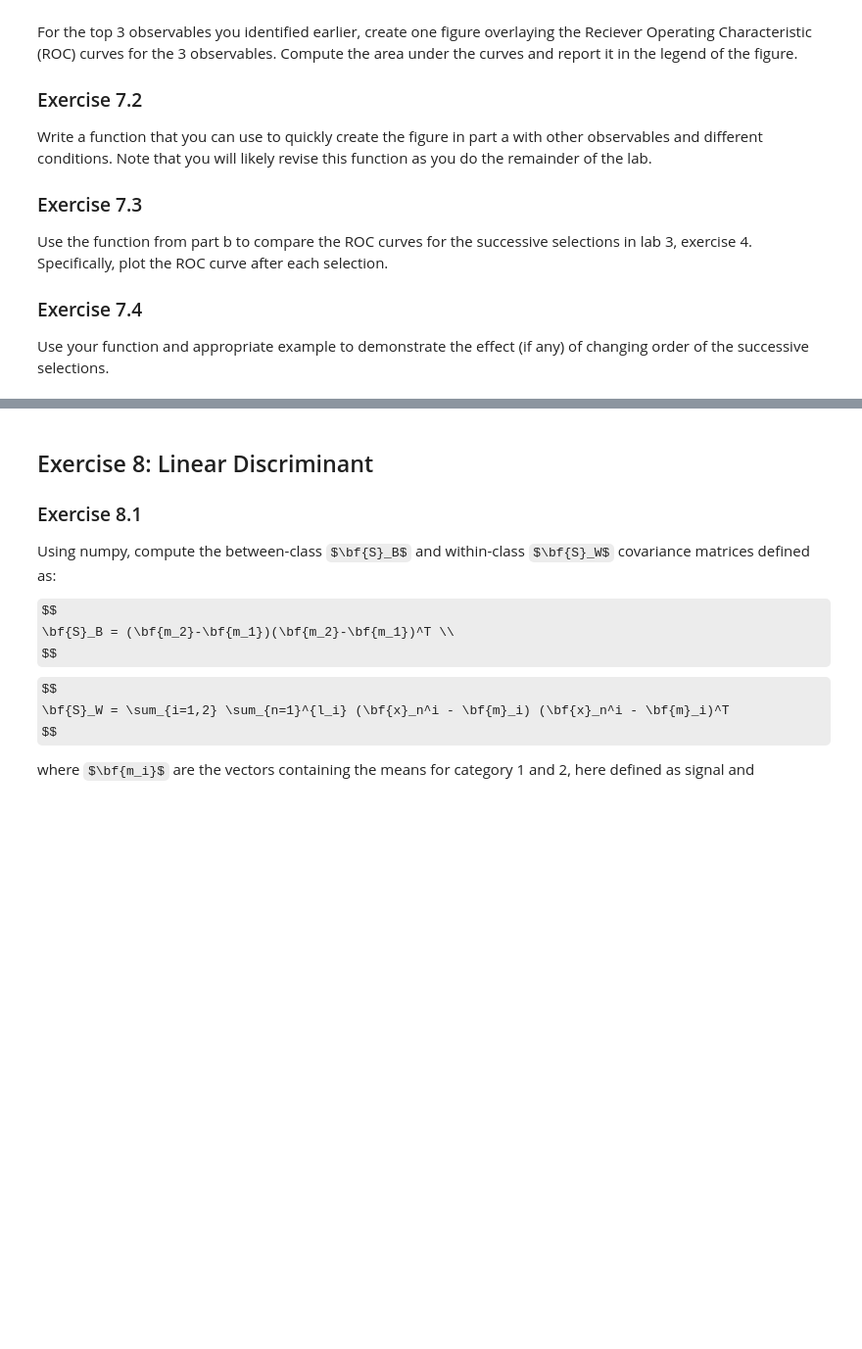
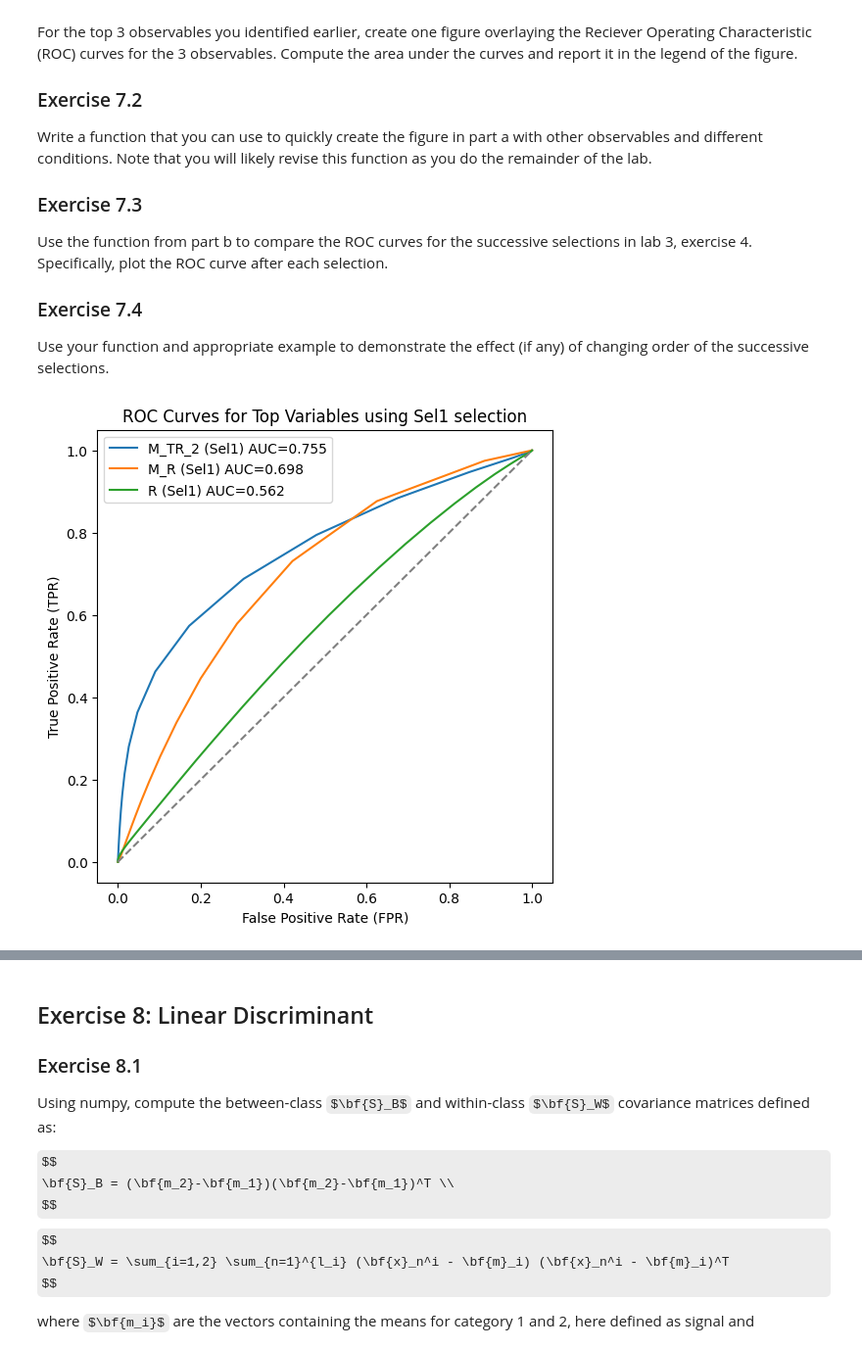
Before and after one commit to datastats01/DATA3402.Spring.2026, a Jupyter notebook: Labs/Lab.7/Lab.7.solution.ipynb, the cells around one changed output, grey strips where cells are left out. Shown at 98% size. Cells and saved outputs as stored; diff of their text form; code cells hidden in the pictures; some formulas as TeX source; blank space fills up the shorter version.

```diff
--- a/Labs/Lab.7/Lab.7.solution.ipynb
+++ b/Labs/Lab.7/Lab.7.solution.ipynb
@@ -595,3 +891,94 @@ Use the function from part b to compare the ROC curves for the successive select
 
 ### Exercise 7.4
 Use your function and appropriate example to demonstrate the effect (if any) of changing order of the successive selections.
+# %%
+# Exercise 7: ROC Curves for Top Observables
+# ------------------------------------------
+import matplotlib.pyplot as plt
+import numpy as np
+
+# Exercise 7.1: Plot ROC curves for top 3 variables
+# --------------------------------------------------
+# using top 3 variable from Ex6
+top_vars = ["M_TR_2", "M_R", "R"]
+
+# Selection 1 function (high -> low), same as Ex5
+def sel1_func(data, bins=100):
+    hist, bin_edges = np.histogram(data, bins=bins, density=True)
+    rate = np.cumsum(hist[::-1])[::-1] * (bin_edges[1] - bin_edges[0])
+    return rate, bin_edges
+
+# Function to compute AUC using trapezoid rule
+def compute_AUC(TPR, FPR):
+    n = len(FPR)
+    auc = 0.0
+    for i in range(n-1):
+        width = FPR[i] - FPR[i+1]                  # horizontal distance
+        height = (TPR[i] + TPR[i+1]) / 2.0        # average vertical height
+        auc += width * height
+    return auc
+
+# Function to plot ROC for multiple variables with AUC in legend
+def plot_ROC_with_AUC(signal_data, background_data, var_names, selection_function, selection_name="Sel"):
+    plt.figure(figsize=(6,6))
+
+    for var in var_names:
+        # get TPR and FPR for signal and background
+        TPR, bins = selection_function(signal_data[var].values)      # <-- used .values
+        FPR, bins = selection_function(background_data[var].values, bins=bins)
+
+        # compute the AUC
+        auc = compute_AUC(TPR, FPR)
+
+        # plot ROC curve with AUC in legend
+        plt.plot(FPR, TPR, label=f"{var} ({selection_name}) AUC={auc:.3f}")
+
+    # plot diagonal line for random classifier
+    plt.plot([0,1], [0,1], linestyle='--', color='gray')
+
+    plt.xlabel("False Positive Rate (FPR)")
+    plt.ylabel("True Positive Rate (TPR)")
+    plt.title(f"ROC Curves for Top Variables using {selection_name} selection")
+    plt.legend()
+    plt.show()
+
+# Exercise 7.1: Plot my top 3 using Selection 1
+# ----------------------------------------------
+plot_ROC_with_AUC(df_sig, df_bkg, top_vars, sel1_func, selection_name="Sel1")
+
+
+# Exercise 7.2:
+# --------------------------------
+# Done above, I can just call plot_ROC_with_AUC() with any variables or selections
+
+
+# Exercise 7.3 & 7.4: Compare selections
+# ---------------------------------------
+# List of all selection functions
+all_selections = [
+    sel1_func,                           # high -> low
+    lambda data, bins=100: compute_rate_2(data, bins),  # low -> high
+    lambda data, bins=100: compute_rate_3(data, bins),  # |x-mean| small
+    lambda data, bins=100: compute_rate_4(data, bins)   # |x-mean| large
+]
+
+selection_names = ["Sel1", "Sel2", "Sel3", "Sel4"]
+
+# Compare to see how one variable changes with different selections
+example_var = "M_TR_2"
+
+plt.figure(figsize=(6,6))
+for sel_func, sel_name in zip(all_selections, selection_names):
+    TPR, bins = sel_func(df_sig[example_var].values)
+    FPR, bins = sel_func(df_bkg[example_var].values, bins=bins)
+    auc = compute_AUC(TPR, FPR)
+    plt.plot(FPR, TPR, label=f"{sel_name} AUC={auc:.3f}")
+
+plt.plot([0,1], [0,1], linestyle='--', color='gray')
+plt.xlabel("FPR")
+plt.ylabel("TPR")
+plt.title(f"ROC for {example_var} (all selections)")
+plt.legend()
+plt.show()
+# %% [output]
+[figure, added]
```
Also changed, not shown: parts of 9 cells of this notebook.
